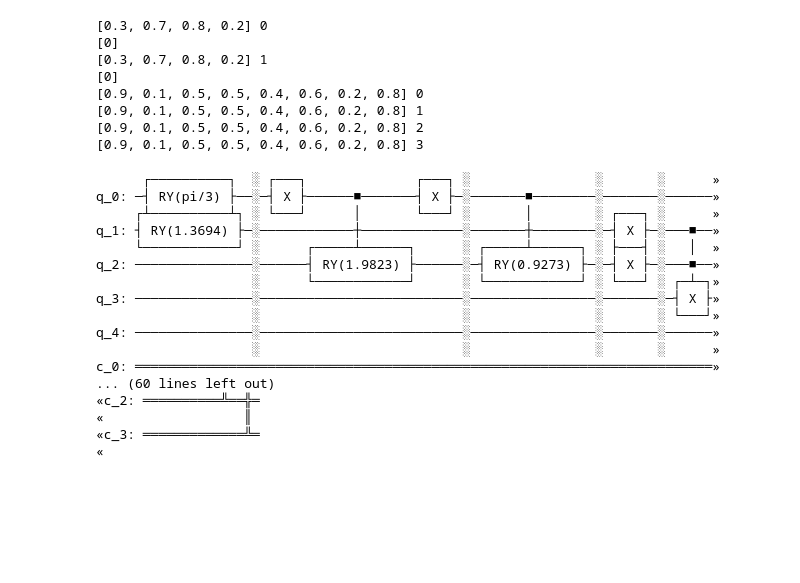
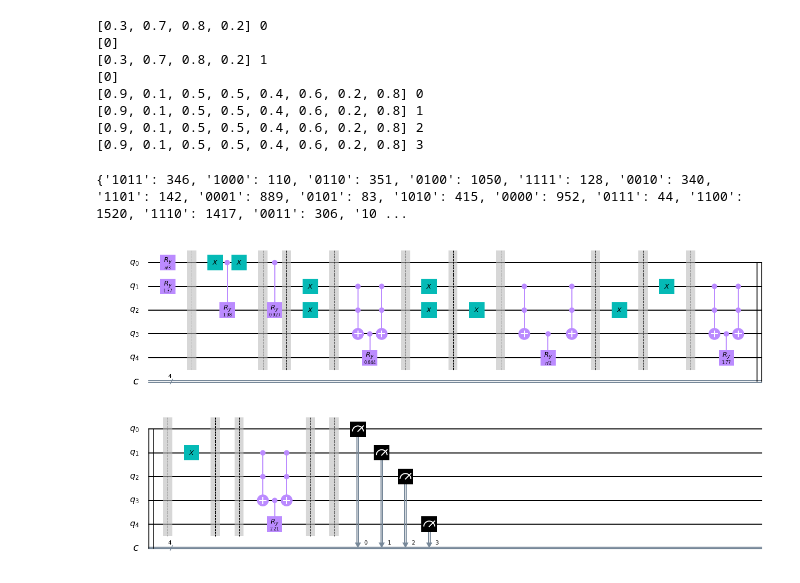
Before and after one commit to Quantum-Ducks/QuBayes, a Jupyter notebook: circuitgenerator.ipynb, the cells around one changed output. Cells and saved outputs as stored; diff of their text form; code cells hidden in the pictures; blank space fills up the shorter version.

```diff
--- a/circuitgenerator.ipynb
+++ b/circuitgenerator.ipynb
@@ -174,7 +172,6 @@ def create_circuit(graph):
     # loop and find the parentless nodes (sad orphans), assign their rotations first
     for node in graph:
         number_of_parents = len(graph[node][0])
-
         if number_of_parents == 0:
             probs = graph[node][1]
 
@@ -195,11 +192,14 @@ def create_circuit(graph):
 
         for node in graph:
             if node not in bit_assignment:
+                all_parents = True # flag to detect if all parents are processed
                 for parent in graph[node][0]:  # get parents
-
                     if parent not in bit_assignment:
                         # one of the parents needs to be processed first
-                        continue
+                        all_parents = False
+                        break
+                if not all_parents:
+                    continue
                 number_of_parents = len(graph[node][0])
                 # otherwise, now we found a node we are ready to process
                 found_new = True
@@ -235,7 +235,6 @@ def create_circuit(graph):
 
                     # find 2 probs
                     p0 = graph[node][1][i*2]
-                    print(graph[node][1], i)
                     p1 = graph[node][1][i*2+1]
 
                     # calculate angle
@@ -243,8 +242,6 @@ def create_circuit(graph):
 
                     # now, add rotation gate
                     if number_of_parents == 1:
-                        print(parent_bits)
-
                         qc.cry(angle, parent_bits[0], target_qbit)
 
                     else:
@@ -265,7 +262,7 @@ def create_circuit(graph):
             break
 
     c_counter = 0
-
+    print(bit_assignment)
     for bit in bit_assignment:
         qc.measure(bit_assignment[bit], c_counter)
         c_counter += 1
@@ -295,27 +292,13 @@ circuit = create_circuit(oil_graph)
 [0.9, 0.1, 0.5, 0.5, 0.4, 0.6, 0.2, 0.8] 3
 # %%
 result = run_circuit(circuit, "lesser_model", shots=1024*8, use_sim=True, use_qcomp=False, use_noise=False)
+# %% [output]
+{'1011': 346, '1000': 110, '0110': 351, '0100': 1050, '1111': 128, '0010': 340, '1101': 142, '0001': 889, '0101': 83, '1010': 415, '0000': 952, '0111': 44, '1100': 1520, '1110': 1417, '0011': 306, '10 ...
 # %%
-#%config InlineBackend.figure_format
-#circuit.draw(output='mpl')
-circuit.draw()
+%config InlineBackend.figure_format
+circuit.draw(output='mpl')
+#circuit.draw()
 # %% [output]
-      ┌──────────┐  ░ ┌───┐              ┌───┐ ░                ░       ░      »
-q_0: ─┤ RY(pi/3) ├──░─┤ X ├──────■───────┤ X ├─░───────■────────░───────░──────»
-     ┌┴──────────┴┐ ░ └───┘      │       └───┘ ░       │        ░ ┌───┐ ░      »
-q_1: ┤ RY(1.3694) ├─░────────────┼─────────────░───────┼────────░─┤ X ├─░───■──»
-     └────────────┘ ░      ┌─────┴──────┐      ░ ┌─────┴──────┐ ░ ├───┤ ░   │  »
-q_2: ───────────────░──────┤ RY(1.9823) ├──────░─┤ RY(0.9273) ├─░─┤ X ├─░───■──»
-                    ░      └────────────┘      ░ └────────────┘ ░ └───┘ ░ ┌─┴─┐»
-q_3: ───────────────░──────────────────────────░────────────────░───────░─┤ X ├»
-                    ░                          ░                ░       ░ └───┘»
-q_4: ───────────────░──────────────────────────░────────────────░───────░──────»
-                    ░                          ░                ░       ░      »
-c_0: ══════════════════════════════════════════════════════════════════════════»
-... (60 lines left out)
-«c_2: ══════════╩══╬═
-«                  ║
-«c_3: ═════════════╩═
-«
+[figure, added]
 # %%
 plot_histogram(result.get_counts())
```
Also changed, not shown: parts of 7 cells of this notebook.
